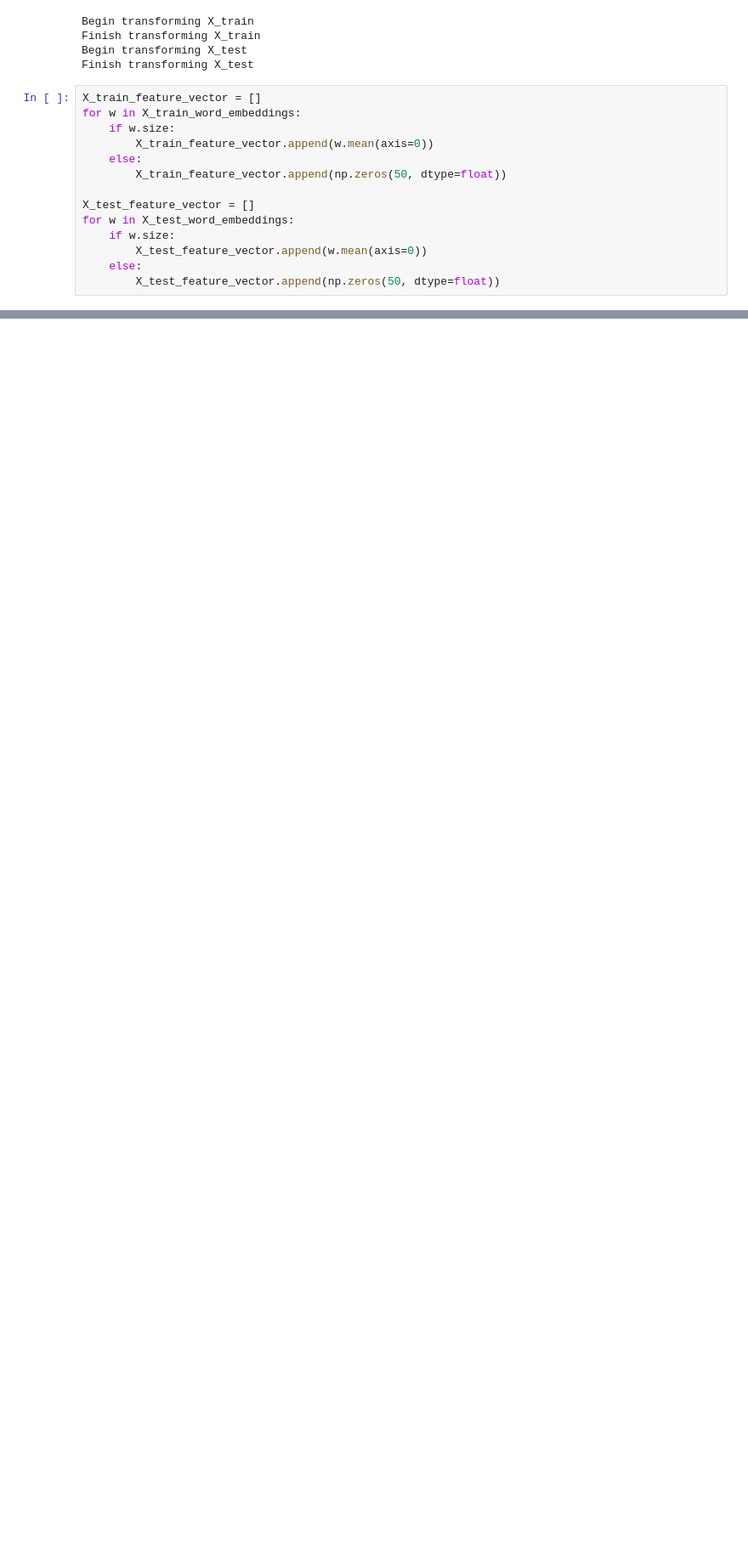
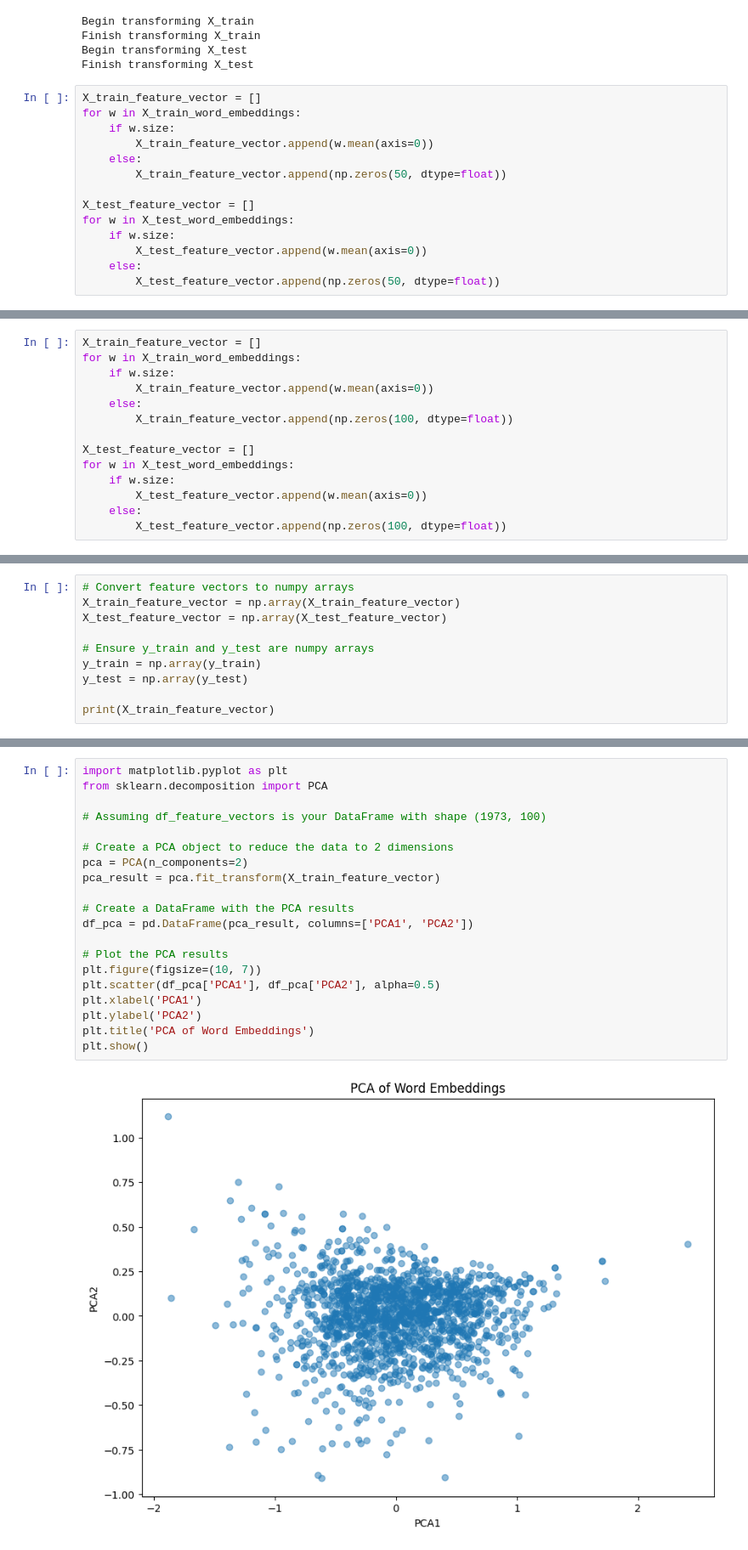
Before and after one commit to gracwng/eCornell, a Jupyter notebook: Python Notebook/Unit 8: Special Topics: Deep Learning and Natural Language Processing /DefineAndSolveMLProblem.ipynb, the cells around one changed output, grey strips where cells are left out. Shown at 85% size. Cells and saved outputs as stored; diff of their text form; blank space fills up the shorter version.

```diff
--- a/Python Notebook/Unit 8: Special Topics: Deep Learning and Natural Language Processing /DefineAndSolveMLProblem.ipynb
+++ b/Python Notebook/Unit 8: Special Topics: Deep Learning and Natural Language Processing /DefineAndSolveMLProblem.ipynb
@@ -565,0 +339,14 @@ This unsupervised learning model does do slightly better than the supervised app
+# %%
+X_train_feature_vector = []
+for w in X_train_word_embeddings:
+    if w.size:
+        X_train_feature_vector.append(w.mean(axis=0))
+    else:
+        X_train_feature_vector.append(np.zeros(100, dtype=float))
+
+X_test_feature_vector = []
+for w in X_test_word_embeddings:
+    if w.size:
+        X_test_feature_vector.append(w.mean(axis=0))
+    else:
+        X_test_feature_vector.append(np.zeros(100, dtype=float))
@@ -565,0 +376,10 @@ This unsupervised learning model does do slightly better than the supervised app
+# %%
+# Convert feature vectors to numpy arrays
+X_train_feature_vector = np.array(X_train_feature_vector)
+X_test_feature_vector = np.array(X_test_feature_vector)
+
+# Ensure y_train and y_test are numpy arrays
+y_train = np.array(y_train)
+y_test = np.array(y_test)
+
+print(X_train_feature_vector)
@@ -565,0 +400,22 @@ This unsupervised learning model does do slightly better than the supervised app
+# %%
+import matplotlib.pyplot as plt
+from sklearn.decomposition import PCA
+
+# Assuming df_feature_vectors is your DataFrame with shape (1973, 100)
+
+# Create a PCA object to reduce the data to 2 dimensions
+pca = PCA(n_components=2)
+pca_result = pca.fit_transform(X_train_feature_vector)
+
+# Create a DataFrame with the PCA results
+df_pca = pd.DataFrame(pca_result, columns=['PCA1', 'PCA2'])
+
+# Plot the PCA results
+plt.figure(figsize=(10, 7))
+plt.scatter(df_pca['PCA1'], df_pca['PCA2'], alpha=0.5)
+plt.xlabel('PCA1')
+plt.ylabel('PCA2')
+plt.title('PCA of Word Embeddings')
+plt.show()
+# %% [output]
+[figure, added]
```
Also changed, not shown: parts of 32 cells of this notebook, 4 other files.
